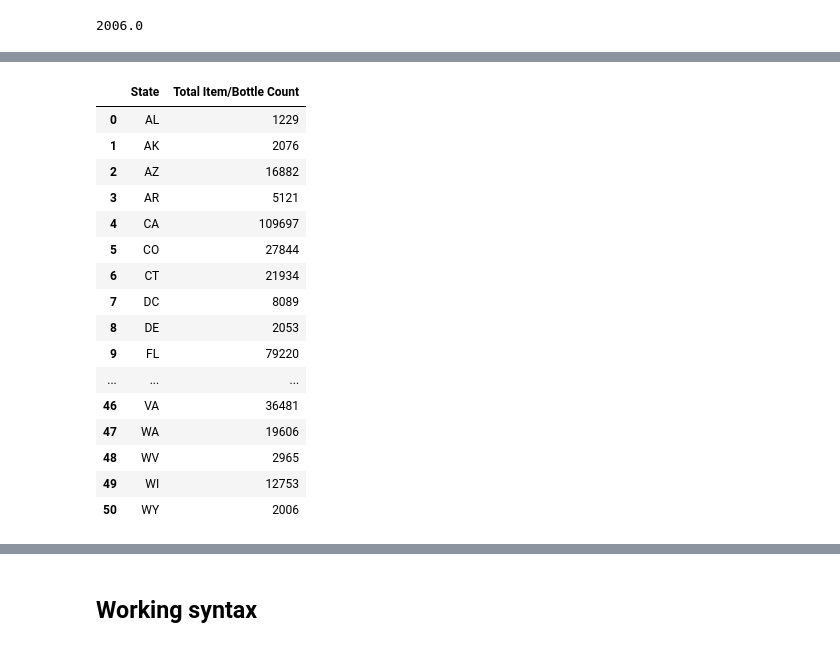
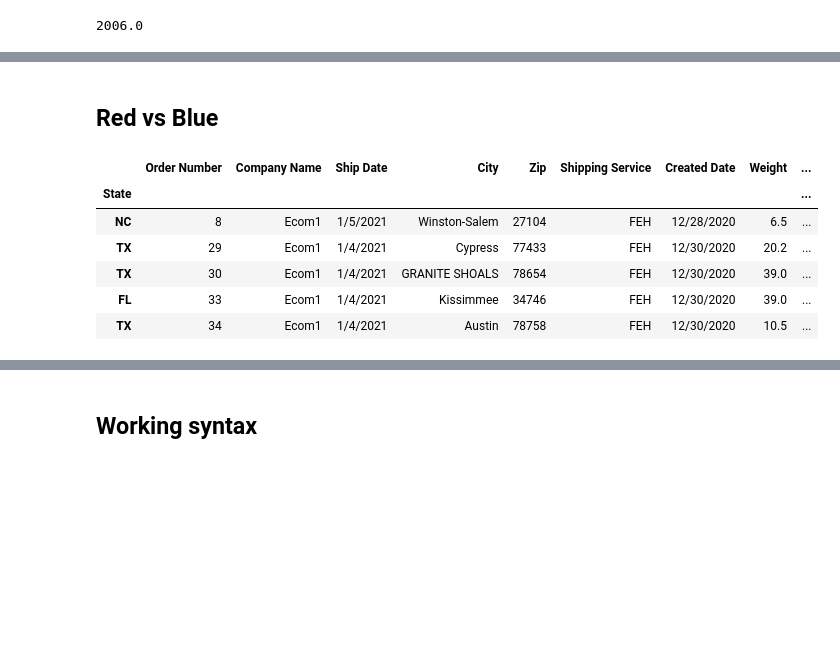
Before and after one commit to Sgant1/Winedemic, a Jupyter notebook: Analysis/Winedemic_Analysis_2021.ipynb, the cells around one changed output, grey strips where cells are left out. Cells and saved outputs as stored; diff of their text form; code cells hidden in the pictures; blank space fills up the shorter version.

```diff
--- a/Analysis/Winedemic_Analysis_2021.ipynb
+++ b/Analysis/Winedemic_Analysis_2021.ipynb
@@ -661,21 +584,2 @@ total_bottle_count_by_state
-# %%
-total_bottle_count_by_state.sort_values(by=['Total Item/Bottle Count'], ascending=False)
-total_bottle_count_by_state
-# %% [output]
-|  | State | Total Item/Bottle Count |
-| 0 | AL | 1229 |
-| 1 | AK | 2076 |
-| 2 | AZ | 16882 |
-| 3 | AR | 5121 |
-| 4 | CA | 109697 |
-| 5 | CO | 27844 |
-| 6 | CT | 21934 |
-| 7 | DC | 8089 |
-| 8 | DE | 2053 |
-| 9 | FL | 79220 |
-| ... | ... | ... |
-| 46 | VA | 36481 |
-| 47 | WA | 19606 |
-| 48 | WV | 2965 |
-| 49 | WI | 12753 |
-| 50 | WY | 2006 |
+# %% [markdown]
+## Red vs Blue
@@ -681,0 +594,12 @@ total_bottle_count_by_state
+# %%
+#Create a df with only orders created in red states.
+red_states_2021= states_2021[states_2021['Political Alignment'] == 'Red']
+red_states_2021.head()
+# %% [output]
+|  | Order Number | Company Name | Ship Date | City | Zip | Shipping Service | Created Date | Weight | ... |
+| State |  |  |  |  |  |  |  |  | ... |
+| NC | 8 | Ecom1 | 1/5/2021 | Winston-Salem | 27104 | FEH | 12/28/2020 | 6.5 | ... |
+| TX | 29 | Ecom1 | 1/4/2021 | Cypress | 77433 | FEH | 12/30/2020 | 20.2 | ... |
+| TX | 30 | Ecom1 | 1/4/2021 | GRANITE SHOALS | 78654 | FEH | 12/30/2020 | 39.0 | ... |
+| FL | 33 | Ecom1 | 1/4/2021 | Kissimmee | 34746 | FEH | 12/30/2020 | 39.0 | ... |
+| TX | 34 | Ecom1 | 1/4/2021 | Austin | 78758 | FEH | 12/30/2020 | 10.5 | ... |
```
Also changed, not shown: parts of 48 cells of this notebook, 21 other files.
